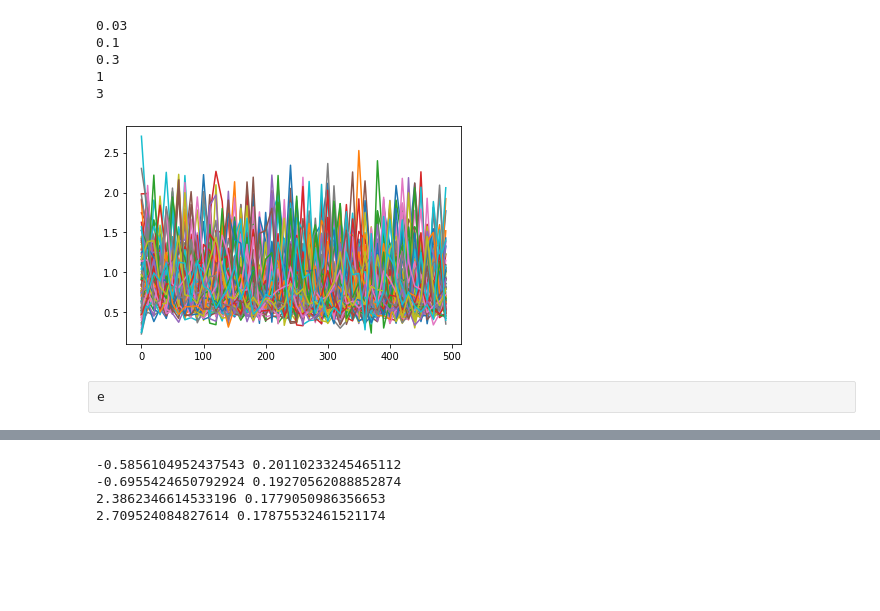
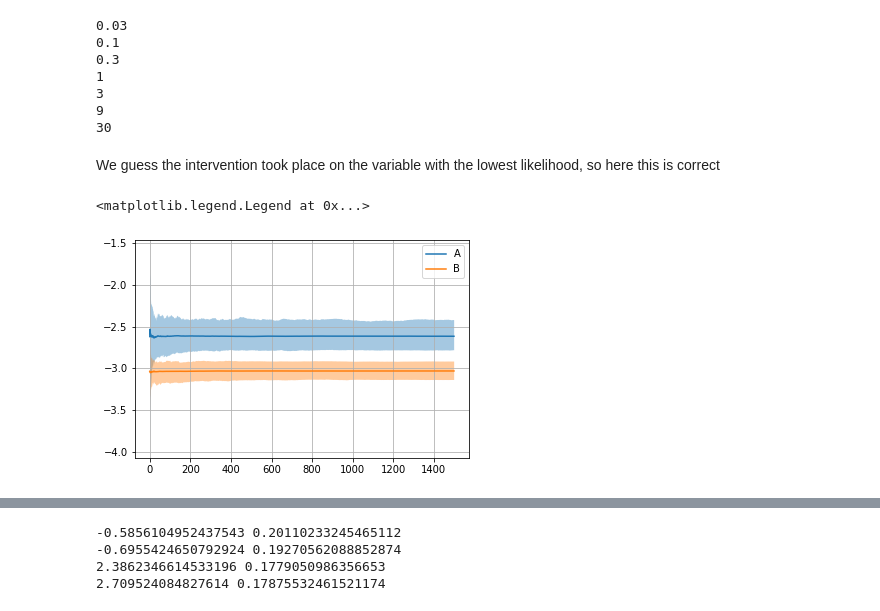
Before and after one commit to remilepriol/causal-adaptation-speed, a Jupyter notebook: 7_investigate_joint.ipynb, the cells around one changed output, grey strips where cells are left out. Drawn from its saved outputs; the diff is of its cells as text; code cells hidden in the pictures; blank space fills up the shorter version.

```diff
--- a/7_investigate_joint.ipynb
+++ b/7_investigate_joint.ipynb
@@ -14,23 +13,40 @@ Answer: because I had not normalized my formula properly.
 # %%
+init = 'dense'
+intervention = 'effect'
+k = 20
 results_dir = 'results'
-file ='asyminter_asyminit_parameter_sweep_cause_k=10.pkl'
+file =f'guess_{init}init_{intervention}_k={k}.pkl'
 with open(os.path.join(results_dir, file), 'rb') as fin:
     results = pickle.load(fin)
 # %%
 for e in results:
     print(e['lr'])
     if e['lr']==3:
-        break
+        exp =e
 # %% [output]
 0.03
 0.1
 0.3
 1
 3
+9
+30
-# %%
-plt.plot(e['steps'], e['kl_joint'])
-pass
-# %% [output]
-[figure, removed]
-# %% [raw]
-e
+# %% [markdown]
+We guess the intervention took place on the variable with the lowest likelihood, so here this is correct
+# %%
+for whom in ['A','B']:
+    like = exp['loglikelihood'+whom][:].cumsum(0)
+    xx = np.arange(1, like.shape[0]+1)
+    like /= xx[:,np.newaxis]
+    plt.plot(like.mean(1), label = whom)
+    plt.fill_between(
+            xx,
+            np.percentile(like, 5, axis=1),
+            np.percentile(like, 95, axis=1),
+            alpha=.4
+    )
+plt.grid()
+plt.legend()
+# %% [output]
+<matplotlib.legend.Legend at 0x...>
+[figure, added]
```
Also changed, not shown: parts of 7 cells of this notebook, 1 other file.
